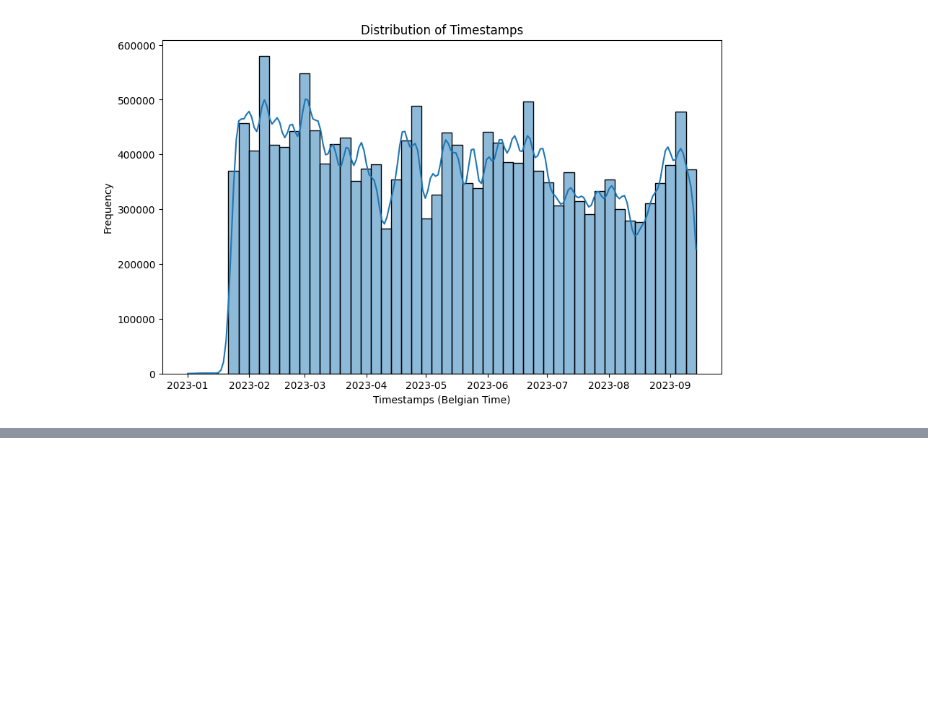
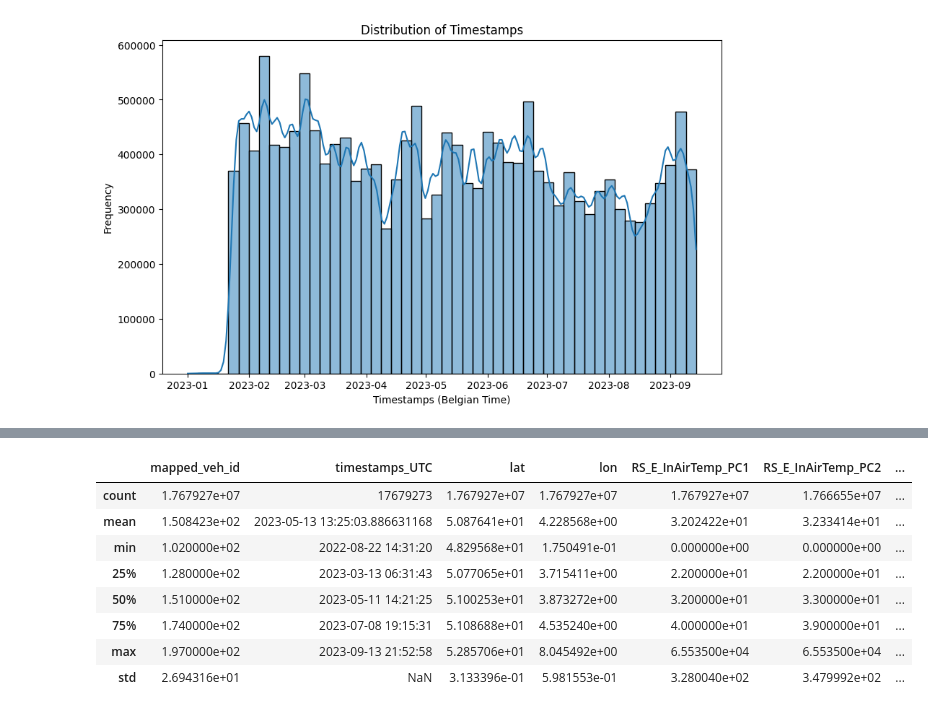
Before and after one commit to isakovaad/BDMA-projects, a Jupyter notebook: data-mining-project/data-mining-project.ipynb, the cells around one changed output, grey strips where cells are left out. Saved outputs shown, nothing was run; the diff lists cells and outputs as text; code cells hidden in the pictures; blank space fills up the shorter version.

```diff
--- a/data-mining-project/data-mining-project.ipynb
+++ b/data-mining-project/data-mining-project.ipynb
@@ -392,0 +482,4 @@ create_map(smaller_sample)
+# %%
+ar41 = '/Users/eesaack/Downloads/ar41_for_ulb.csv'
+df = pd.read_csv(ar41, delimiter=';', parse_dates=['timestamps_UTC'], index_col=0)
+df.info()
@@ -392,0 +504,12 @@ create_map(smaller_sample)
+# %%
+df.describe()
+# %% [output]
+|  | mapped_veh_id | timestamps_UTC | lat | lon | RS_E_InAirTemp_PC1 | RS_E_InAirTemp_PC2 | ... |
+| count | 1.767927e+07 | 17679273 | 1.767927e+07 | 1.767927e+07 | 1.767927e+07 | 1.766655e+07 | ... |
+| mean | 1.508423e+02 | 2023-05-13 13:25:03.886631168 | 5.087641e+01 | 4.228568e+00 | 3.202422e+01 | 3.233414e+01 | ... |
+| min | 1.020000e+02 | 2022-08-22 14:31:20 | 4.829568e+01 | 1.750491e-01 | 0.000000e+00 | 0.000000e+00 | ... |
+| 25% | 1.280000e+02 | 2023-03-13 06:31:43 | 5.077065e+01 | 3.715411e+00 | 2.200000e+01 | 2.200000e+01 | ... |
+| 50% | 1.510000e+02 | 2023-05-11 14:21:25 | 5.100253e+01 | 3.873272e+00 | 3.200000e+01 | 3.300000e+01 | ... |
+| 75% | 1.740000e+02 | 2023-07-08 19:15:31 | 5.108688e+01 | 4.535240e+00 | 4.000000e+01 | 3.900000e+01 | ... |
+| max | 1.970000e+02 | 2023-09-13 21:52:58 | 5.285706e+01 | 8.045492e+00 | 6.553500e+04 | 6.553500e+04 | ... |
+| std | 2.694316e+01 | NaN | 3.133396e-01 | 5.981553e-01 | 3.280040e+02 | 3.479992e+02 | ... |
```
Also changed, not shown: parts of 8 cells of this notebook, 1 other file.
